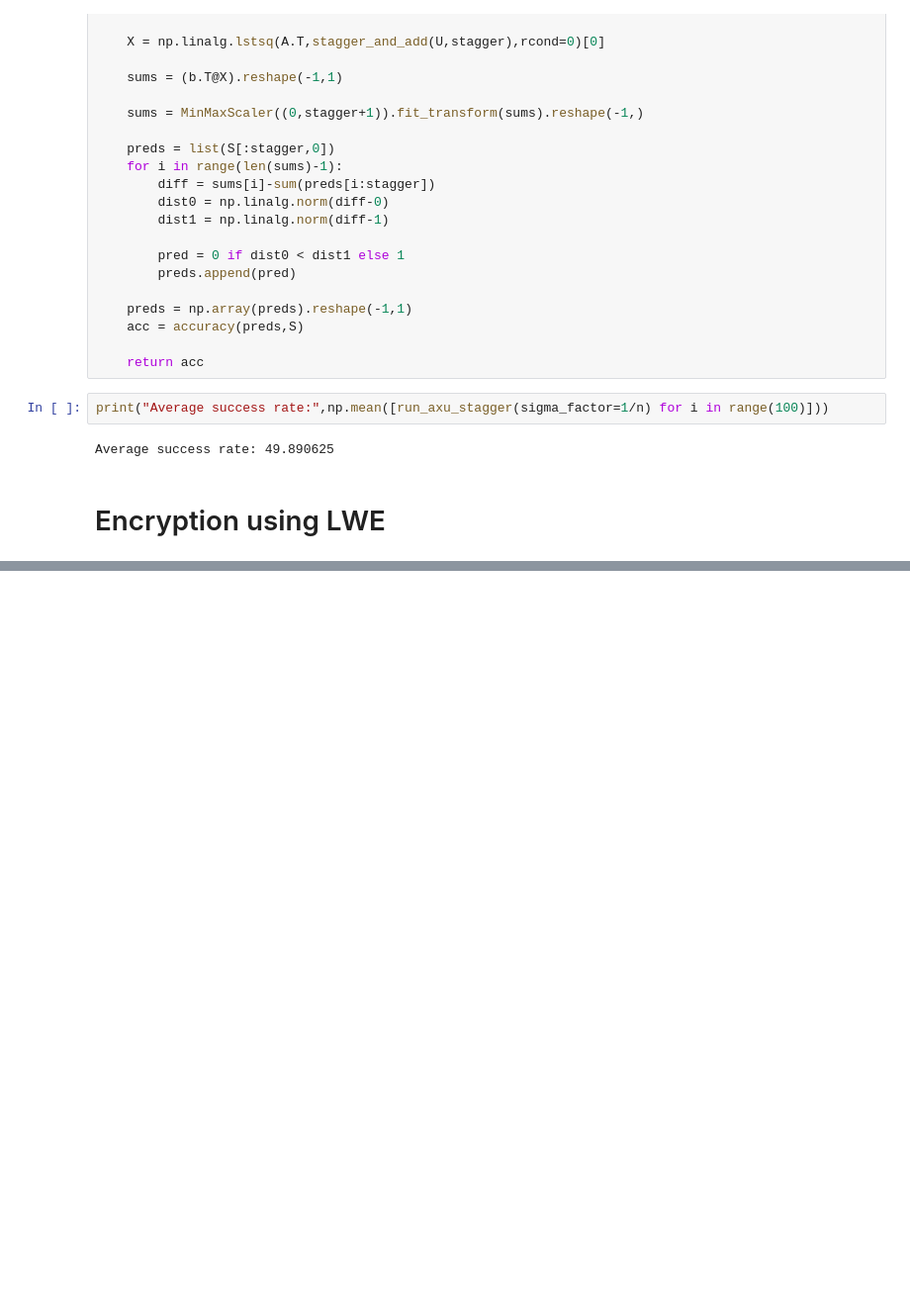
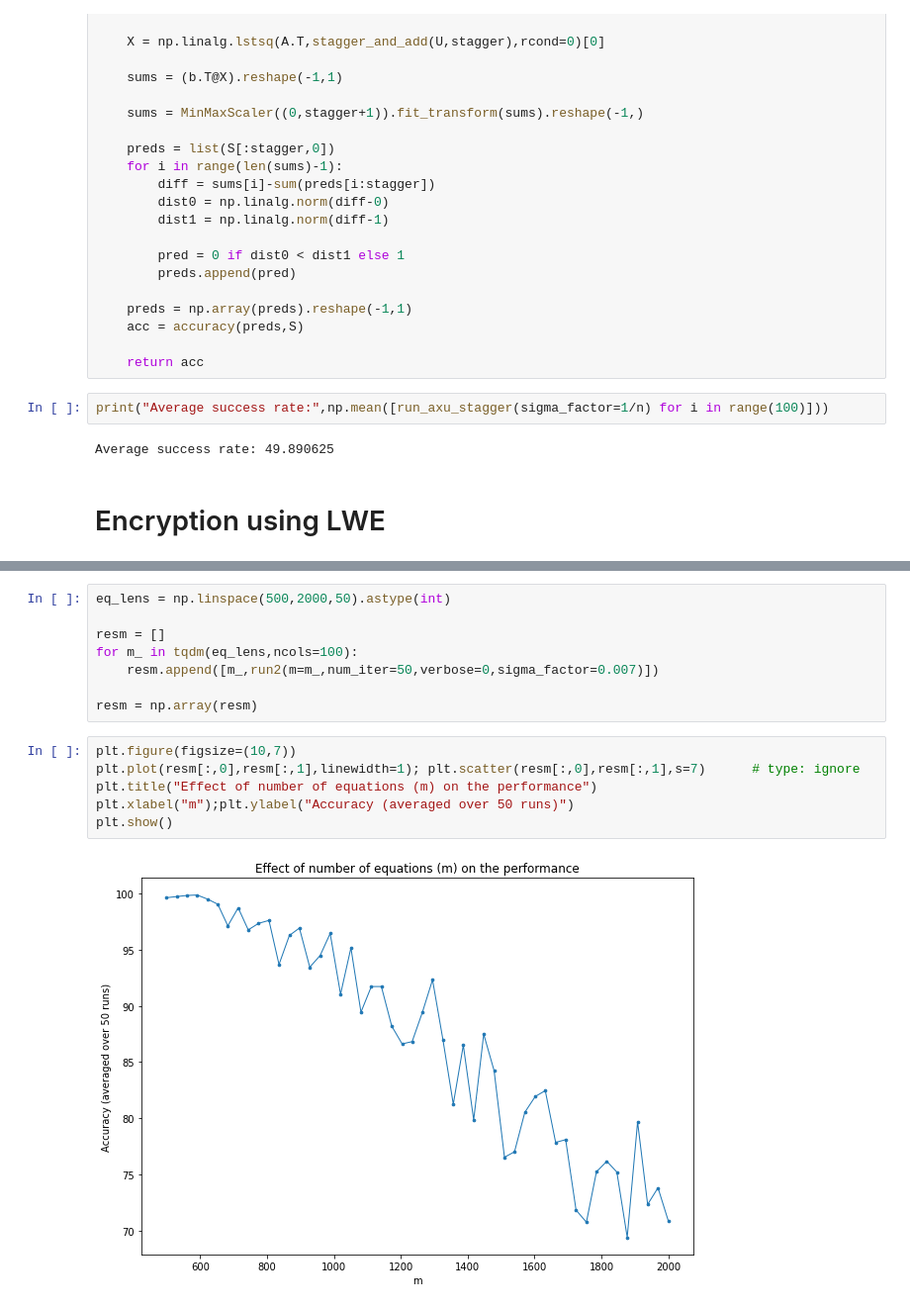
Before and after one commit to BhavyaKohli/Learning-With-Errors, a Jupyter notebook: code/exploration.ipynb, the cells around one changed output, grey strips where cells are left out. Shown at 99% size. Cells and saved outputs as stored; diff of their text form; blank space fills up the shorter version.

```diff
--- a/code/exploration.ipynb
+++ b/code/exploration.ipynb
@@ -391,0 +532,16 @@ encrypt_decrypt_cycle(np.round(np.random.rand(10)),A,S,b,q)
+# %%
+eq_lens = np.linspace(500,2000,50).astype(int)
+
+resm = []
+for m_ in tqdm(eq_lens,ncols=100):
+    resm.append([m_,run2(m=m_,num_iter=50,verbose=0,sigma_factor=0.007)])
+
+resm = np.array(resm)
+# %%
+plt.figure(figsize=(10,7))
+plt.plot(resm[:,0],resm[:,1],linewidth=1); plt.scatter(resm[:,0],resm[:,1],s=7)      # type: ignore
+plt.title("Effect of number of equations (m) on the performance")
+plt.xlabel("m");plt.ylabel("Accuracy (averaged over 50 runs)")
+plt.show()
+# %% [output]
+[figure, added]
```
Also changed, not shown: parts of 22 cells of this notebook.
